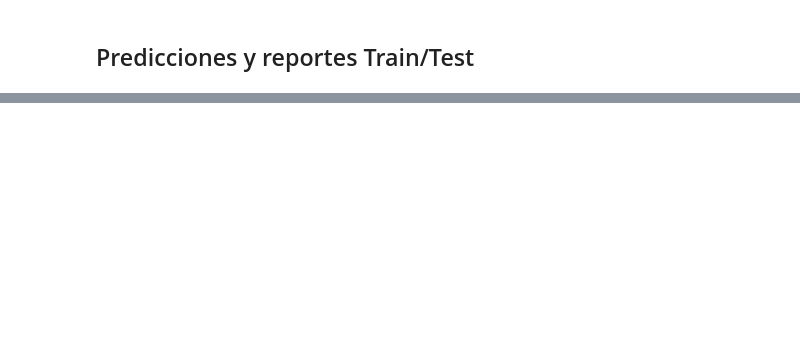
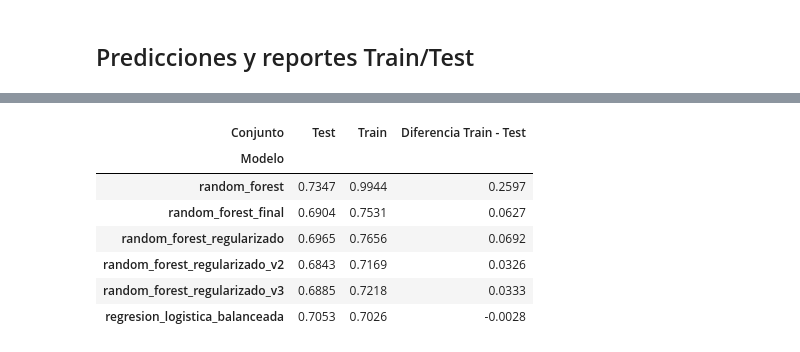
Before and after one commit to nachopedretti/diploup2026-TP2, a Jupyter notebook: notebooks/05_validacion.ipynb, the cells around one changed output, grey strips where cells are left out. Drawn from its saved outputs; the diff is of its cells as text; code cells hidden in the pictures; blank space fills up the shorter version.

```diff
--- a/notebooks/05_validacion.ipynb
+++ b/notebooks/05_validacion.ipynb
@@ -42,0 +226,60 @@ Con la configuración actual se observaron aproximadamente **F1 (fumador) 0,72 e
+# %%
+from sklearn.metrics import accuracy_score, precision_score, recall_score, f1_score
+
+resultados_modelos = []
+
+# Comparar todas las versiones de Random Forest
+for archivo in archivos_rf:
+    objeto = joblib.load(ruta_modelos / archivo)
+    modelo = objeto["modelo"] if isinstance(objeto, dict) else objeto
+
+    for conjunto, X, y in [
+        ("Train", X_train, y_train),
+        ("Test", X_test, y_test)
+    ]:
+        predicciones = modelo.predict(X)
+
+        resultados_modelos.append({
+            "Modelo": archivo.replace(".pkl", ""),
+            "Conjunto": conjunto,
+            "Accuracy": accuracy_score(y, predicciones),
+            "Precision": precision_score(y, predicciones),
+            "Recall": recall_score(y, predicciones),
+            "F1-score": f1_score(y, predicciones)
+        })
+
+# Agregar Regresión Logística definitiva (umbral 0.55)
+for conjunto, X, y in [
+    ("Train", X_train, y_train),
+    ("Test", X_test, y_test)]:
+    probabilidades = modelo_final.predict_proba(X)[:, 1]
+    predicciones = (probabilidades >= umbral_final).astype(int)
+
+    resultados_modelos.append({
+        "Modelo": "regresion_logistica_balanceada",
+        "Conjunto": conjunto,
+        "Accuracy": accuracy_score(y, predicciones),
+        "Precision": precision_score(y, predicciones),
+        "Recall": recall_score(y, predicciones),
+        "F1-score": f1_score(y, predicciones)})
+
+comparacion_modelos = pd.DataFrame(resultados_modelos)
+
+# Mostrar F1-score en Train y Test y su diferencia
+tabla_f1 = comparacion_modelos.pivot(
+    index="Modelo",
+    columns="Conjunto",
+    values="F1-score")
+
+tabla_f1["Diferencia Train - Test"] = tabla_f1["Train"] - tabla_f1["Test"]
+
+display(tabla_f1.round(4))
+# %% [output]
+| Conjunto | Test | Train | Diferencia Train - Test |
+| Modelo |  |  |  |
+| random_forest | 0.7347 | 0.9944 | 0.2597 |
+| random_forest_final | 0.6904 | 0.7531 | 0.0627 |
+| random_forest_regularizado | 0.6965 | 0.7656 | 0.0692 |
+| random_forest_regularizado_v2 | 0.6843 | 0.7169 | 0.0326 |
+| random_forest_regularizado_v3 | 0.6885 | 0.7218 | 0.0333 |
+| regresion_logistica_balanceada | 0.7053 | 0.7026 | -0.0028 |
```
Also changed, not shown: parts of 19 cells of this notebook, 1 other file.
